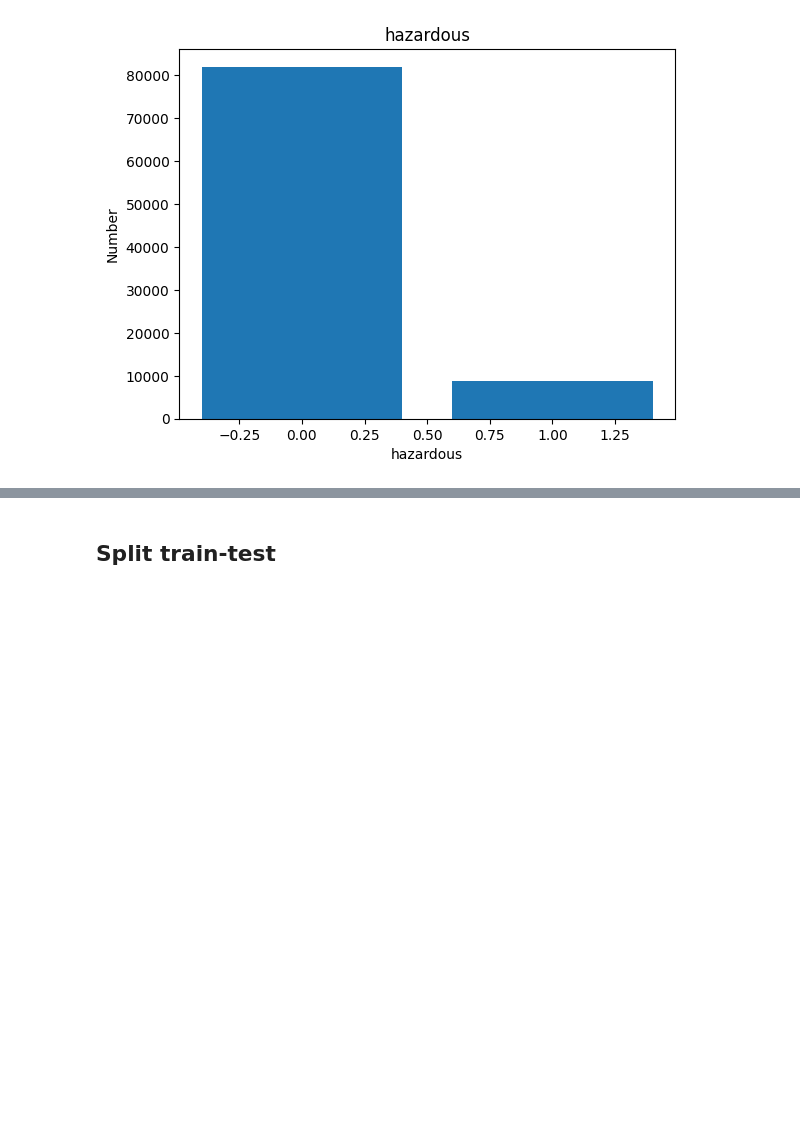
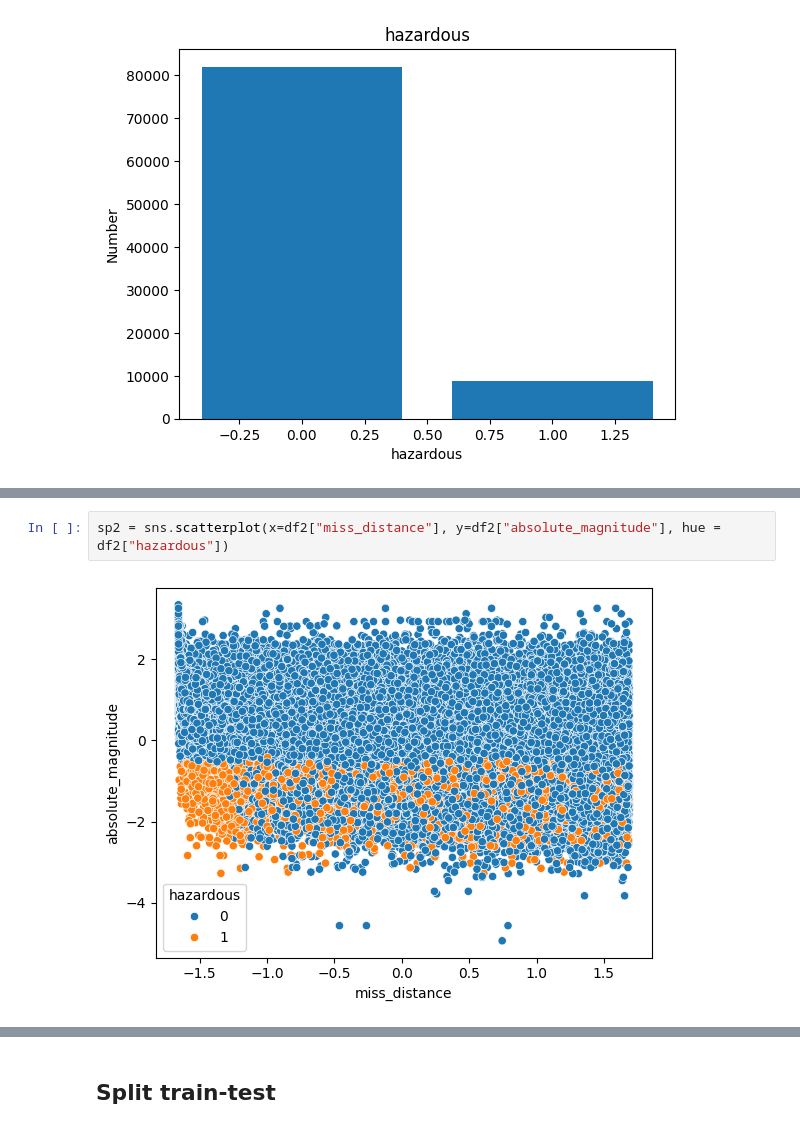
Before and after one commit to CostatoMarco/ProgettoML, a Jupyter notebook: progetto.ipynb, the cells around one changed output, grey strips where cells are left out. Cells and saved outputs as stored; diff of their text form; blank space fills up the shorter version.

```diff
--- a/progetto.ipynb
+++ b/progetto.ipynb
@@ -149,0 +149,4 @@ sp1 = sns.scatterplot(x=df2["est_diameter_min"], y=df2["est_diameter_max"], hue
+# %%
+sp2 = sns.scatterplot(x=df2["miss_distance"], y=df2["absolute_magnitude"], hue = df2["hazardous"])
+# %% [output]
+[figure, added]
```
Also changed, not shown: parts of 12 cells of this notebook.
